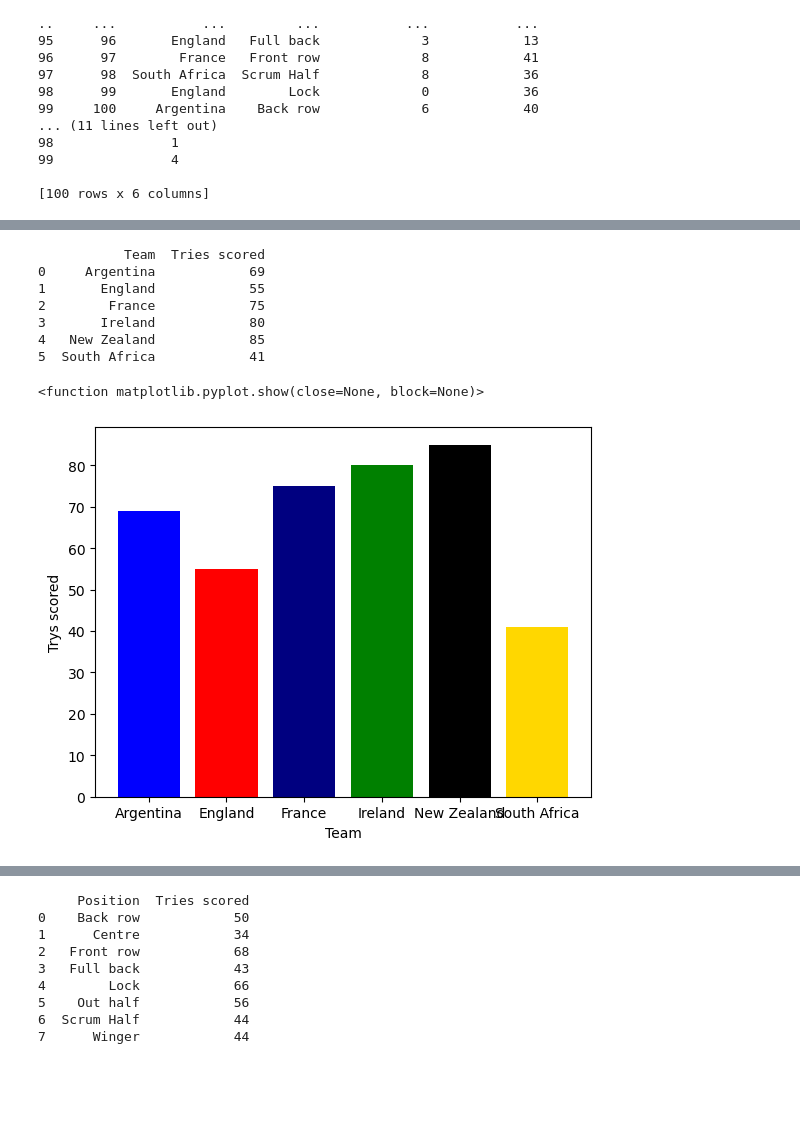
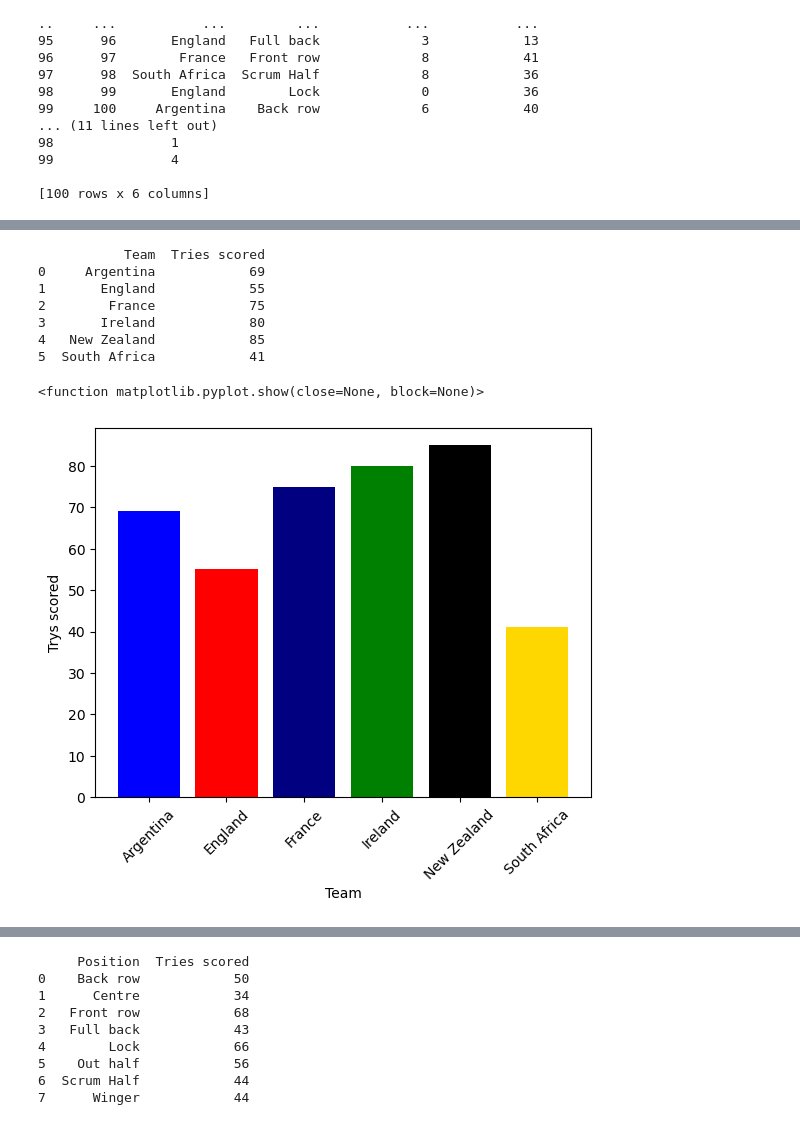
Before and after one commit to horgano/PfDA-Project-1, a Jupyter notebook: PfDA Project1.ipynb, the cells around one changed output, grey strips where cells are left out. Saved outputs shown, nothing was run; the diff lists cells and outputs as text; code cells hidden in the pictures; blank space fills up the shorter version.

```diff
--- a/PfDA Project1.ipynb
+++ b/PfDA Project1.ipynb
@@ -27,7 +27,7 @@ tackles_missed = np.random.randint(0, 20, size = number_of_players)
 #print (tries_scored)
 #print (tackles_made)
 # %%
-rugby_data = pd.DataFrame({
+df = pd.DataFrame({
     'Player' : player_ids,
     'Team' : team_names,
     'Position' : positions,
@@ -58,17 +61,19 @@ print (rugby_data)
 # %%
-team_trys = rugby_data.groupby('Team')['Tries scored'].sum().reset_index()
+# https://stackoverflow.com/questions/28293028/plotting-grouped-data-in-same-plot-using-pandas
+team_trys = df.groupby('Team')['Tries scored'].sum().reset_index()
 print(team_trys)
 plt.bar(team_trys['Team'], team_trys['Tries scored'], color =('blue', 'red', 'navy', 'green', 'black', 'gold'))
 plt.xlabel('Team')
 plt.ylabel('Trys scored')
+plt.xticks(rotation=45)
 plt.show
 # %% [output]
            Team  Tries scored
 0     Argentina            69
 1       England            55
 2        France            75
 3       Ireland            80
 4   New Zealand            85
 5  South Africa            41
 <function matplotlib.pyplot.show(close=None, block=None)>
-[figure, old version]
+[figure, new version]
```
Also changed, not shown: parts of 18 cells of this notebook.
